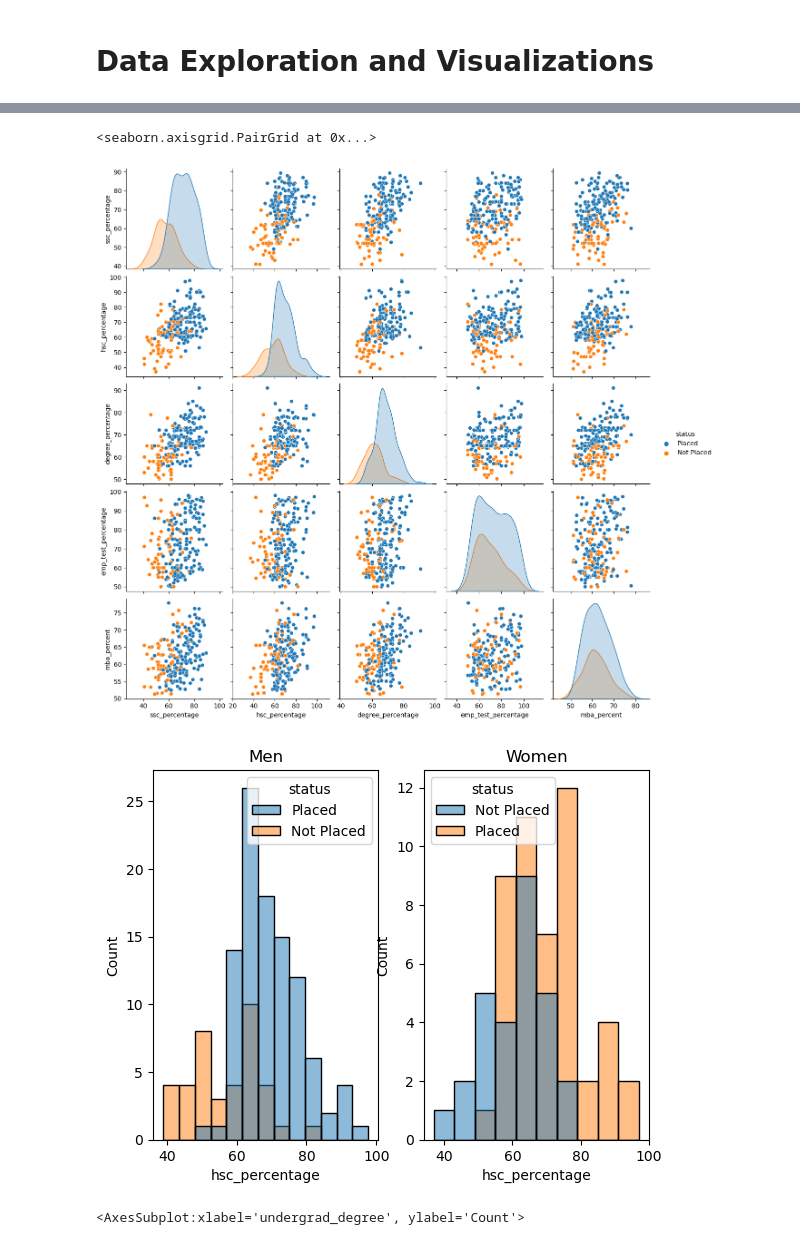
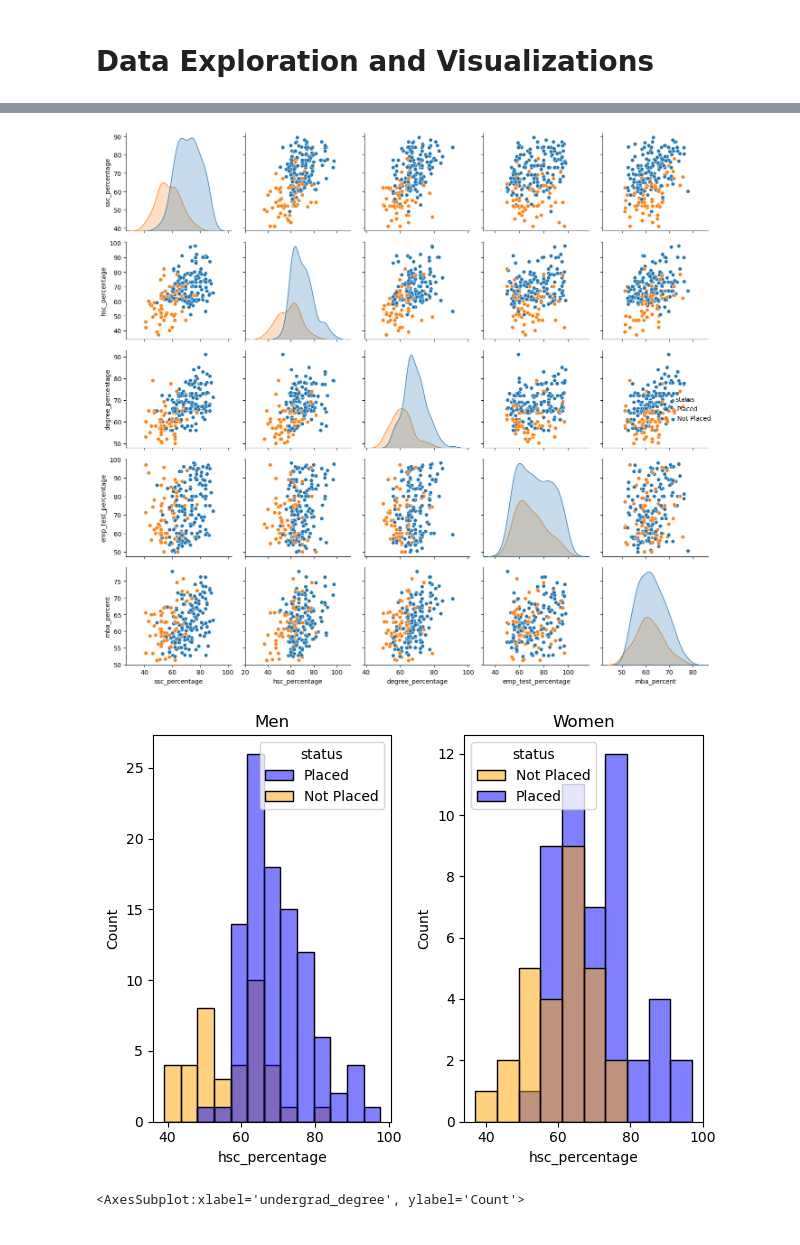
Before and after one commit to jjz17/Job-Placement, a Jupyter notebook: eda.ipynb, the cells around one changed output, grey strips where cells are left out. Cells and saved outputs as stored; diff of their text form; code cells hidden in the pictures.

```diff
--- a/eda.ipynb
+++ b/eda.ipynb
@@ -46,26 +56,33 @@ dtype: int64
 # %%
 # Correlation between continuous features with Pairplot
-sns.pairplot(data=data[['ssc_percentage', 'hsc_percentage', 'degree_percentage',
+
+pairplot = sns.pairplot(data=data[['ssc_percentage', 'hsc_percentage', 'degree_percentage',
        'emp_test_percentage', 'mba_percent', "status"]], hue="status")
+plt.tight_layout()
+
+pairplot.savefig("viz/pairplot.png")
 
 # mba_percent appears to be the least useful continuous feature for predicting Job Placement
 # %% [output]
-<seaborn.axisgrid.PairGrid at 0x...>
-[figure, old version]
+[figure, new version]
 # %%
 men = data[data["gender"] == "M"]
 women = data[data["gender"] == "F"]
 
+palette ={"Placed": "blue", "Not Placed": "orange"}
+
 fig, axes = plt.subplots(1, 2)
 
-sns.histplot(data=men, x="hsc_percentage", hue="status", ax=axes[0])
-sns.histplot(data=women, x="hsc_percentage", hue="status", ax=axes[1])
+sns.histplot(data=men, x="hsc_percentage", hue="status", ax=axes[0], palette=palette)
+sns.histplot(data=women, x="hsc_percentage", hue="status", ax=axes[1], palette=palette)
 axes[0].title.set_text("Men")
 axes[1].title.set_text("Women")
 
-plt.show()
+plt.tight_layout()
+
+fig.savefig("viz/histogram.png")
 # %% [output]
-[figure, old version]
+[figure, new version]
 # %%
 sns.histplot(data=data, x="undergrad_degree")
 # %% [output]
```
Also changed, not shown: parts of 3 cells of this notebook, 6 other files.
